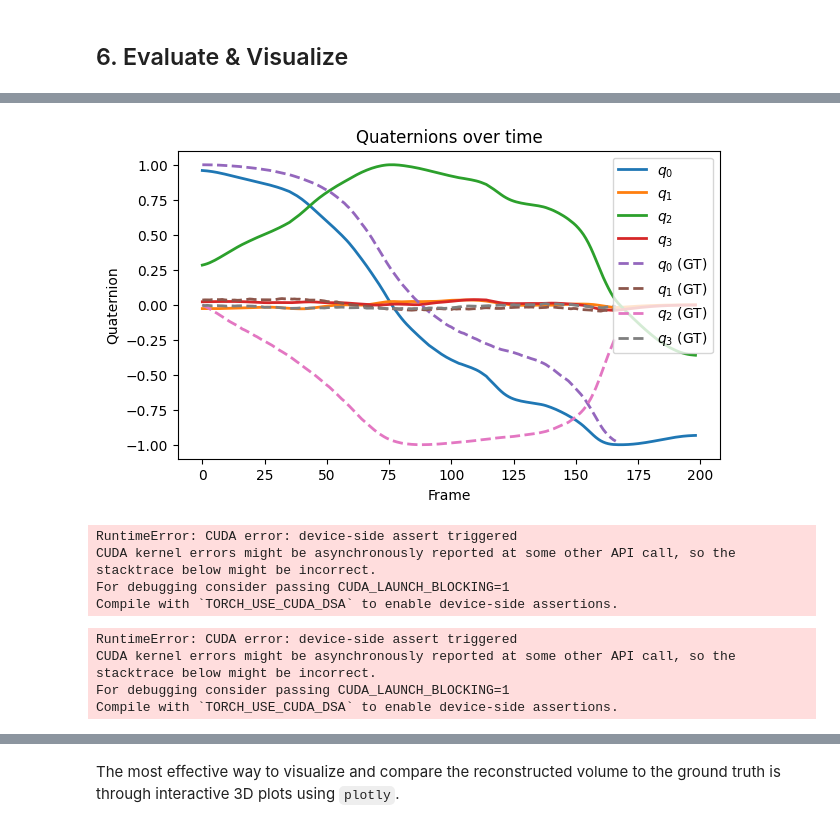
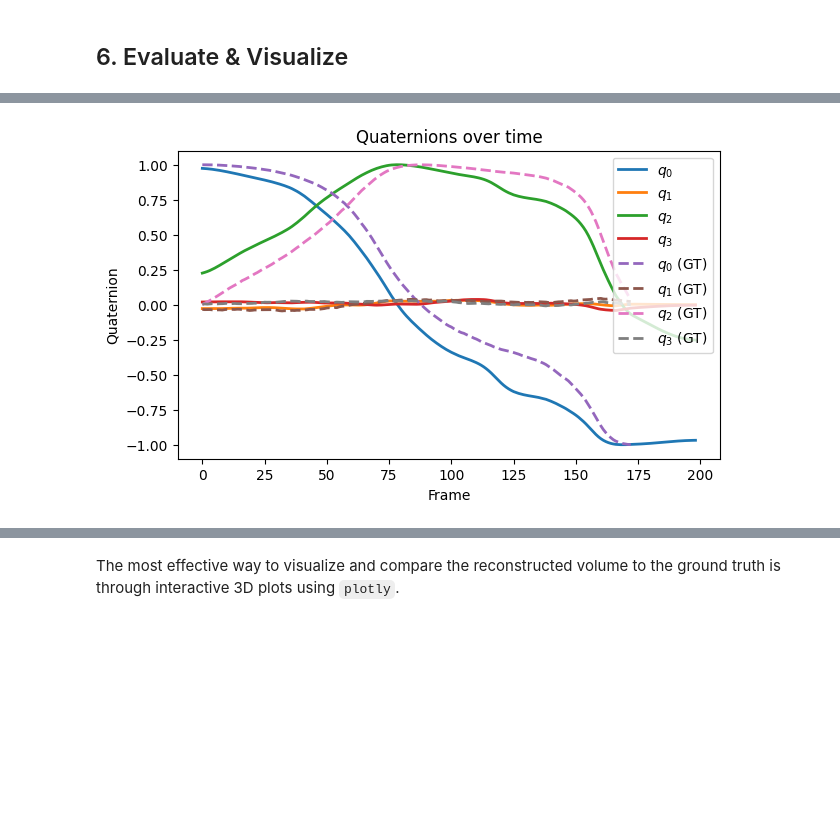
Before and after one commit to SkariZ/TomoDpDt, a Jupyter notebook: Notebooks/5.Brightfield_experimental_data_notebook.ipynb, the cells around one changed output, grey strips where cells are left out. Saved outputs shown, nothing was run; the diff lists cells and outputs as text; code cells hidden in the pictures; blank space fills up the shorter version.

```diff
--- a/Notebooks/5.Brightfield_experimental_data_notebook.ipynb
+++ b/Notebooks/5.Brightfield_experimental_data_notebook.ipynb
@@ -377,23 +376,18 @@ plotter.plot_reconstructed_vs_gt(column_headers=["Predicted", "Ground Truth"], f
-# %%
-plotter.plot_quaternions(q_gt=quaternions_gt, save_name="Quaternions comparison")
-# %% [output]
-[figure, removed]
+# %%
+# Switching the sign of the quaternions
+quaternions_gt[:, 1:] = -quaternions_gt[:, 1:]
+
+# Plot the ground truth quaternions
+plotter.plot_quaternions(q_gt=quaternions_gt, save_name="Quaternions comparison")
+# %% [output]
+[figure, added]
 # %%
-plotter.plot_translations(t_gt=translations_gt)
+#plotter.plot_translations(t_gt=translations_gt)
-# %% [output]
-RuntimeError: CUDA error: device-side assert triggered
-CUDA kernel errors might be asynchronously reported at some other API call, so the stacktrace below might be incorrect.
-For debugging consider passing CUDA_LAUNCH_BLOCKING=1
-Compile with `TORCH_USE_CUDA_DSA` to enable device-side assertions.
 # %%
 tomographic_model.move_all_to_device(DEV)
-idx = np.random.randint(0, len(tomographic_model.rotation_params), 10)
+idx = np.random.randint(0, len(tomographic_model.frames), 10)
+
 forward_projections = tomographic_model.full_forward_final(max_projections=10, idx=idx)
-# %% [output]
-RuntimeError: CUDA error: device-side assert triggered
-CUDA kernel errors might be asynchronously reported at some other API call, so the stacktrace below might be incorrect.
-For debugging consider passing CUDA_LAUNCH_BLOCKING=1
-Compile with `TORCH_USE_CUDA_DSA` to enable device-side assertions.
 # %%
 import matplotlib.pyplot as plt
 
```
Also changed, not shown: parts of 9 cells of this notebook, 7 other files.
